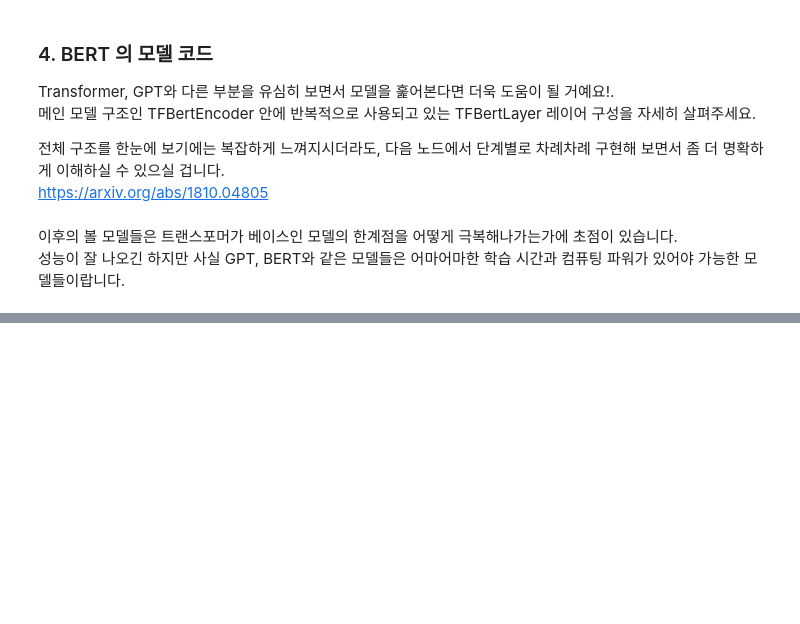
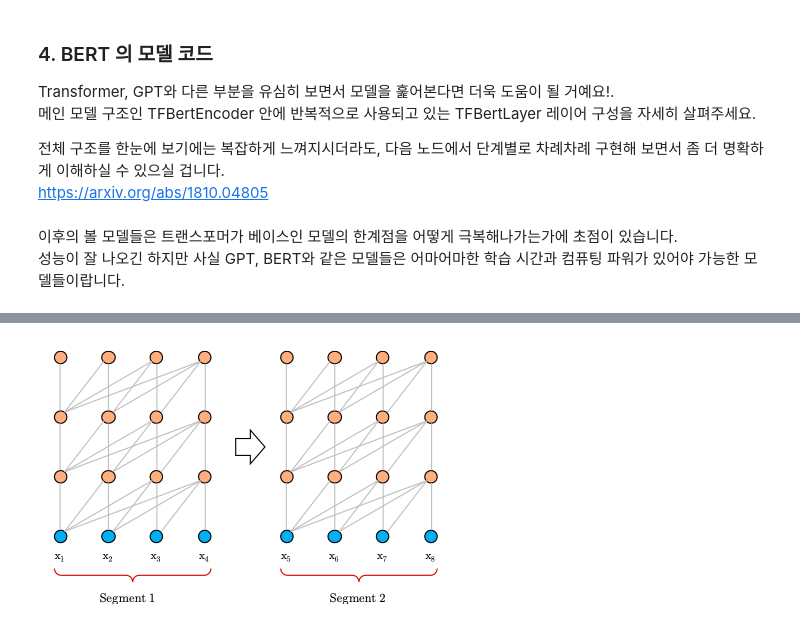
Before and after one commit to ziippy/modoo-nlp, a Jupyter notebook: 19_modern_nlp.ipynb, the cells around one changed output, grey strips where cells are left out. Drawn from its saved outputs; the diff is of its cells as text; code cells hidden in the pictures; blank space fills up the shorter version.

Commit message:
Transformer-XL

```diff
--- a/19_modern_nlp.ipynb
+++ b/19_modern_nlp.ipynb
@@ -270,0 +297,5 @@ https://arxiv.org/abs/1810.04805
+# %%
+from IPython.display import Image
+Image(filename='capture/19_vanilla_transformer.png')
+# %% [output]
+[figure, added]
```
Also changed, not shown: parts of 10 cells of this notebook, 4 other files.
